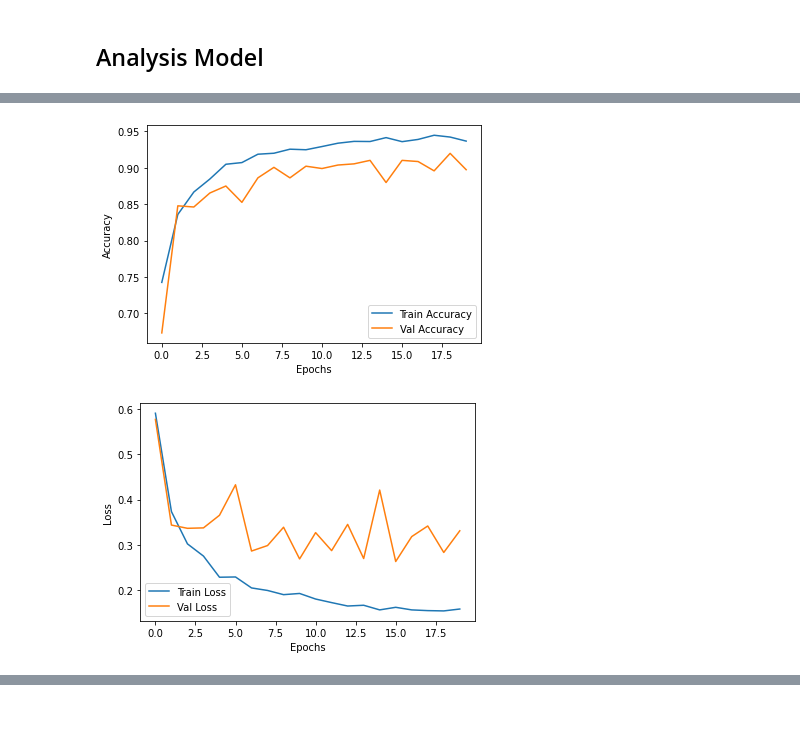
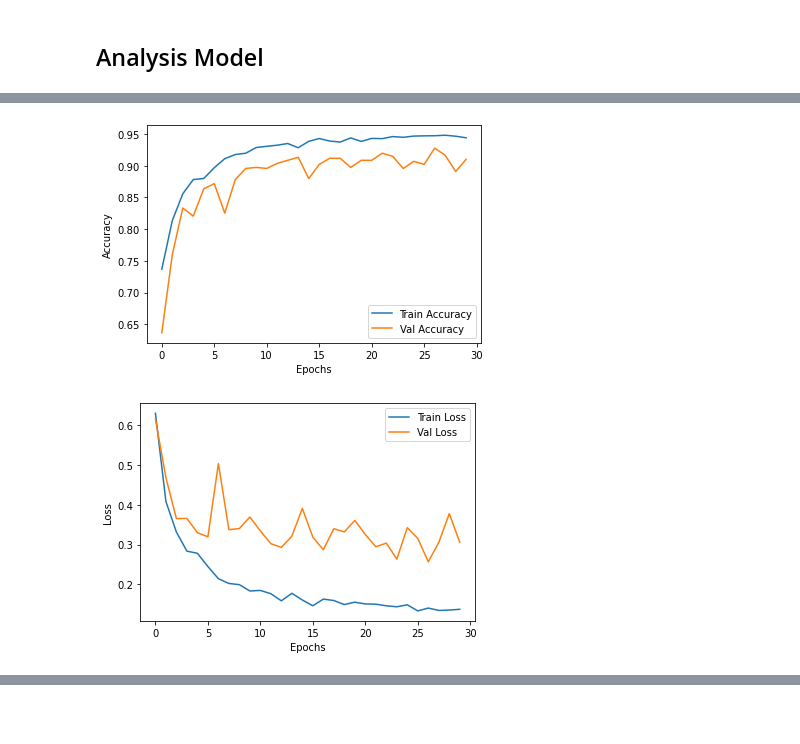
Before and after one commit to Agam33/Tugas-AI-Klasifikasi-Pneumonia-CNN, a Jupyter notebook: tugas_001.ipynb, the cells around one changed output, grey strips where cells are left out. Saved outputs shown, nothing was run; the diff lists cells and outputs as text; code cells hidden in the pictures.

```diff
--- a/tugas_001.ipynb
+++ b/tugas_001.ipynb
@@ -31,7 +32,7 @@ def get_data(data_dir, labels):
 ### Load Dataset
 # %%
 data_train = get_data('../input/chest_xray/train', labels)
-data_test = get_data('../input/chest_xray/test', labels)
+data_test = get_data('../tugas-kelompok/input/chest_xray/test', labels)
 # %%
 print(f'Data Train: {len(data_train)}')
 print(f'Data Test: {len(data_test)}')
@@ -121,20 +122,24 @@ datagen.fit(X_train)
 # %%
 model = tf.keras.Sequential()
 
-model.add(layers.Conv2D(32, (3,3), activation='relu', input_shape=[img_size, img_size, 1]))
+model.add(layers.Conv2D(32, (3,3), strides=2, activation='relu', input_shape=[img_size, img_size, 1]))
 model.add(layers.MaxPool2D((2,2)))
 
-model.add(layers.Conv2D(32, (3,3), activation='relu'))
+model.add(layers.Conv2D(32, (3,3), strides=2, padding='same', activation='relu'))
+model.add(layers.Conv2D(32, (3,3), padding='same', activation='relu'))
+model.add(layers.Dropout(0.1))
 model.add(layers.MaxPool2D((2,2)))
 
-model.add(layers.Conv2D(64, (3,3), activation='relu'))
+model.add(layers.Conv2D(64, (3,3), strides=2, padding='same', activation='relu'))
+model.add(layers.Conv2D(64, (3,3), padding='same', activation='relu'))
+model.add(layers.Dropout(0.1))
 model.add(layers.MaxPool2D((2,2)))
 
-model.add(layers.Conv2D(128, (3,3), activation='relu'))
-model.add(layers.MaxPool2D((2,2)))
+# model.add(layers.Conv2D(128, (3,3), activation='relu'))
+# model.add(layers.MaxPool2D((2,2)))
 
 model.add(layers.Flatten())
-model.add(layers.Dense(64, activation='relu'))
+model.add(layers.Dense(512, activation='relu'))
 model.add(layers.Dense(10))
 
 model.summary()
@@ -157,7 +162,7 @@ Trainable params: 504,042
 Non-trainable params: 0
 _________________________________________________________________
 # %%
-epochs = 20
+epochs = 30
 optimizer = 'adam'
 # %%
 model.compile(optimizer=optimizer,
@@ -212,20 +217,20 @@ plt.legend(loc='lower right')
 
 plt.show()
 # %% [output]
-[figure, old version]
+[figure, new version]
 # %%
 loss = history.history['loss']
 val_loss = history.history['val_loss']
 
 plt.plot(epochs_range, loss, label='Train Loss')
 plt.plot(epochs_range, val_loss, label='Val Loss')
 plt.xlabel('Epochs')
 plt.ylabel('Loss')
-plt.legend(loc='lower left')
+plt.legend(loc='upper right')
 
 plt.show()
 # %% [output]
-[figure, old version]
+[figure, new version]
 # %%
 predic_x = model.predict(X_test)
 predictions = np.argmax(predic_x, axis=1)
```
Also changed, not shown: parts of 8 cells of this notebook.
